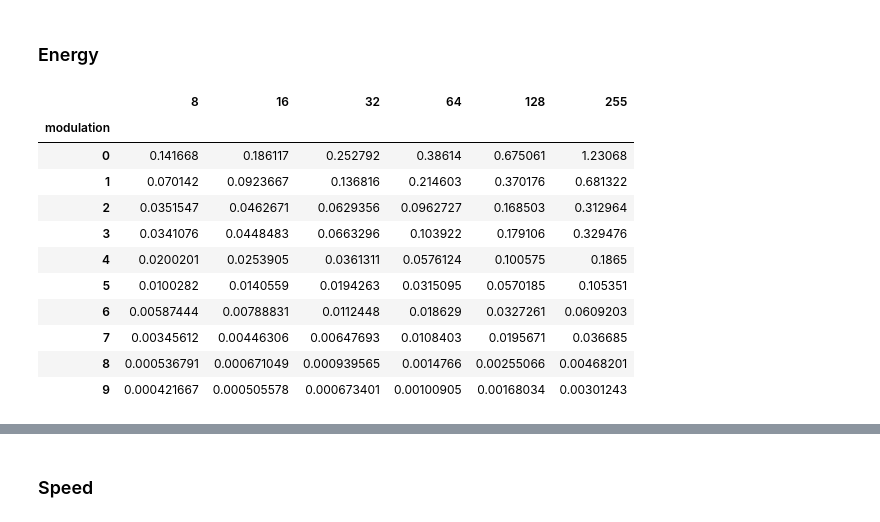
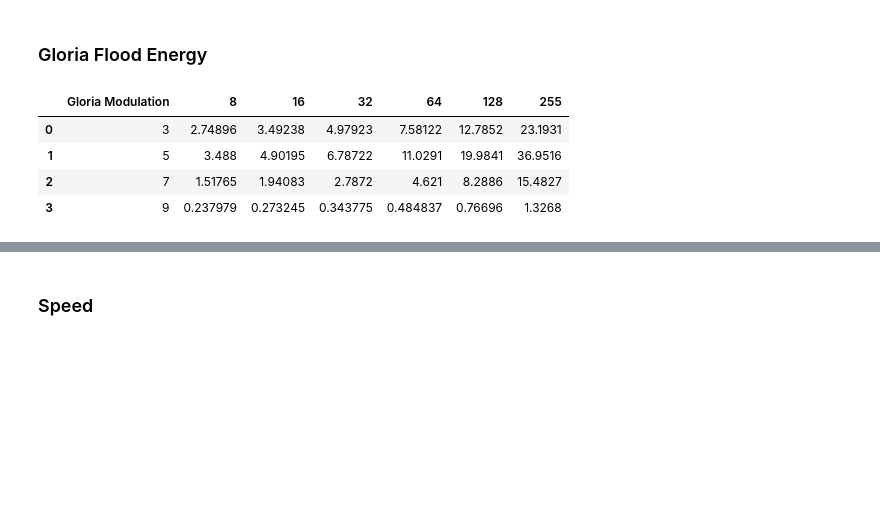
Before and after one commit to Atokulus/flora_tools, a Jupyter notebook: flora_tools/analysis/analyze_gloria.ipynb, the cells around one changed output, grey strips where cells are left out. Cells and saved outputs as stored; diff of their text form; code cells hidden in the pictures; blank space fills up the shorter version.

```diff
--- a/flora_tools/analysis/analyze_gloria.ipynb
+++ b/flora_tools/analysis/analyze_gloria.ipynb
@@ -102,8 +128,0 @@ tx_df.style
-# %%
-rx2tx_time = pd.DataFrame(columns=['8', '16', '32', '64', '128', '255'])
-rx2tx_time.index.name = 'modulation'
-
-for j in payloads:
-    rx2tx_time.loc[:, str(j)] = rx_df.loc[:, str(j)] - rx_offset_df.offset + GloriaMath().rx_irq_time + GloriaMath().tx_setup_time
-
-rx2tx_time.style
@@ -123,8 +128,0 @@ rx2tx_time.style
-# %%
-tx2rx_time = pd.DataFrame(columns=['8', '16', '32', '64', '128', '255'])
-tx2rx_time.index.name = 'modulation'
-
-for j in payloads:
-    tx2rx_time.loc[:, str(j)] = tx_df.loc[:, str(j)] + GloriaMath().tx_irq_time + GloriaMath().rx_setup_time + rx_offset_df.offset
-
-tx2rx_time.style
@@ -181,11 +128,0 @@ from lwb_math import repetitions, max_hops
-# %%
-lwb_slot_time = pd.DataFrame(columns=['8', '16', '32', '64', '128', '255'])
-lwb_slot_time.index.name = 'modulation'
-
-for i in range(0,10):
-    item = []
-    for j in payloads:
-        item.append(GloriaMath().calculate_flood(i, j, repetitions[i], max_hops[i])['time'])
-    lwb_slot_time.loc[i] = item
-
-lwb_slot_time.style
@@ -222,28 +139,23 @@ lwb_slot_time.applymap(to_timer_ticks)
 # %% [markdown]
-### Energy
+### Gloria Flood Energy
 # %%
-lwb_slot_energy = pd.DataFrame(columns=['8', '16', '32', '64', '128', '255'])
-lwb_slot_energy.index.name = 'modulation'
+lwb_slot_energy = pd.DataFrame(columns=columns)
 
-for i in range(0,10):
-    item = []
+for i in range(len(lwb_slot.MODULATIONS)):
+    item = [lwb_slot.MODULATIONS[i]]
     for j in payloads:
-        item.append(GloriaMath().calculate_flood_energy(i, j, repetitions[i], max_hops[i]))
+        slot = LWBSlot.create_empty_slot(i, payload=j, acked=False)
+        gloria_flood_energy = slot.flood.energy
+
+        item.append(gloria_flood_energy)
     lwb_slot_energy.loc[i] = item
 
 lwb_slot_energy.style
 # %% [output]
-|  | 8 | 16 | 32 | 64 | 128 | 255 |
-| modulation |  |  |  |  |  |  |
-| 0 | 0.141668 | 0.186117 | 0.252792 | 0.38614 | 0.675061 | 1.23068 |
-| 1 | 0.070142 | 0.0923667 | 0.136816 | 0.214603 | 0.370176 | 0.681322 |
-| 2 | 0.0351547 | 0.0462671 | 0.0629356 | 0.0962727 | 0.168503 | 0.312964 |
-| 3 | 0.0341076 | 0.0448483 | 0.0663296 | 0.103922 | 0.179106 | 0.329476 |
-| 4 | 0.0200201 | 0.0253905 | 0.0361311 | 0.0576124 | 0.100575 | 0.1865 |
-| 5 | 0.0100282 | 0.0140559 | 0.0194263 | 0.0315095 | 0.0570185 | 0.105351 |
-| 6 | 0.00587444 | 0.00788831 | 0.0112448 | 0.018629 | 0.0327261 | 0.0609203 |
-| 7 | 0.00345612 | 0.00446306 | 0.00647693 | 0.0108403 | 0.0195671 | 0.036685 |
-| 8 | 0.000536791 | 0.000671049 | 0.000939565 | 0.0014766 | 0.00255066 | 0.00468201 |
-| 9 | 0.000421667 | 0.000505578 | 0.000673401 | 0.00100905 | 0.00168034 | 0.00301243 |
+|  | Gloria Modulation | 8 | 16 | 32 | 64 | 128 | 255 |
+| 0 | 3 | 2.74896 | 3.49238 | 4.97923 | 7.58122 | 12.7852 | 23.1931 |
+| 1 | 5 | 3.488 | 4.90195 | 6.78722 | 11.0291 | 19.9841 | 36.9516 |
+| 2 | 7 | 1.51765 | 1.94083 | 2.7872 | 4.621 | 8.2886 | 15.4827 |
+| 3 | 9 | 0.237979 | 0.273245 | 0.343775 | 0.484837 | 0.76696 | 1.3268 |
 # %%
 lwb_slot_energy_per_byte = lwb_slot_energy
```
Also changed, not shown: parts of 28 cells of this notebook, 5 other files.
